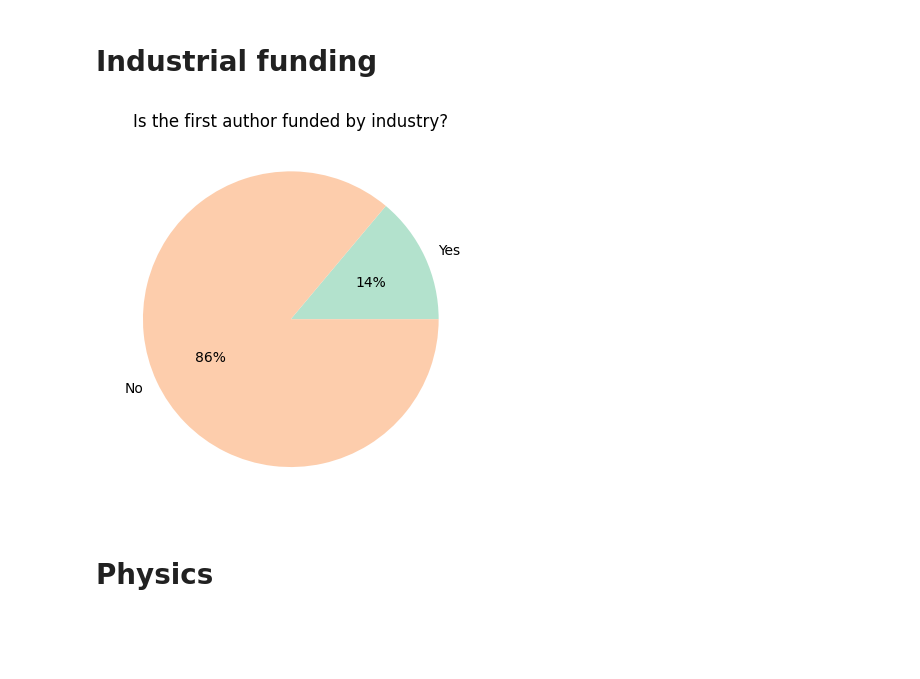
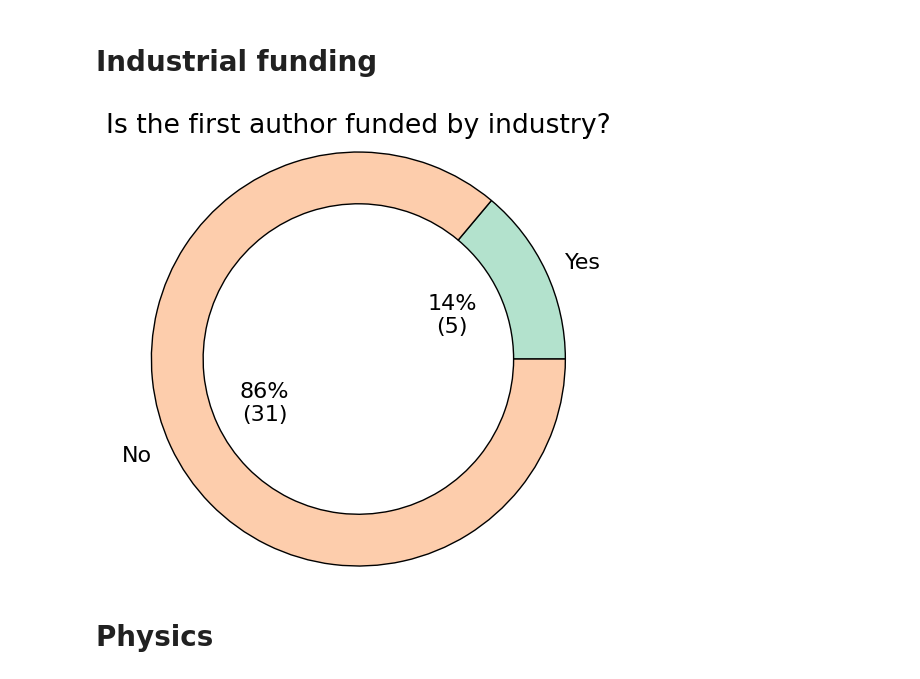
Before and after one commit to crisrogo/ISCTs_review, a Jupyter notebook: figures.ipynb, the cells around one changed output. Saved outputs shown, nothing was run; the diff lists cells and outputs as text; code cells hidden in the pictures; blank space fills up the shorter version.

Commit message:
Figures for the talk

```diff
--- a/figures.ipynb
+++ b/figures.ipynb
@@ -48,6 +48,9 @@ len(original_data)
 # %%
 from collections import Counter
 import matplotlib.pyplot as plt
+
+plt.rcParams.update({'font.size': 16})
+
 
 all_years = []
 
@@ -69,7 +72,7 @@ plt.ylabel('Number of papers')
 plt.title('ISCTs published per year')
 
 # Set the x-ticks to show all the years
-plt.xticks(range(min(papers_per_year.keys()), max(papers_per_year.keys())+1))
+# plt.xticks(range(min(papers_per_year.keys()), max(papers_per_year.keys())+1))
 
 # Show the chart
 plt.show()
@@ -280,34 +283,51 @@ pio.write_image(chmap, '/home/crg17/Desktop/KCL_projects/ISCTs_review/figures/ma
 # %%
 import matplotlib.pyplot as plt
 import matplotlib.cm as cm
+
+plt.rcParams.update({'font.size': 16})
+
 
 color_scheme = cm.get_cmap("Pastel2")
 
 # Create a list to store the data for each entry
 pie_data = []
 
 # Create a list to store the data for the final pie chart
 industry = 0
 academia = 0
 
 for item in original_data:
     if item["industrial_funding"]:
         industry += 1
     else:
         academia += 1
 
 
 # Plot a final pie chart
+final_data = [industry, academia]
+labels_array=["Yes", "No"]
+
+def make_autopct(values):
+    def my_autopct(pct):
+        total = sum(values)
+        val = int(round(pct*total/100.0))
+        return '{p:.0f}%\n({v:d})'.format(p=pct,v=val)
+    return my_autopct
+
+# Plot a final pie chart
 plt.figure()
-plt.pie([industry, academia], labels=["Yes", "No"],
-        colors=[color_scheme(i) for i in range(len([industry, academia]))],
-        autopct='%1.f%%')
-plt.title(f"Is the first author funded by industry?")
+plt.pie(final_data, labels=labels_array,
+        colors=[color_scheme(i) for i in range(len(final_data))],
+        autopct=make_autopct(final_data),
+        wedgeprops={'linewidth': 1, 'edgecolor': 'black', 'width': 0.35},
+        pctdistance=0.5,
+       radius=1.4)
+plt.title(f"Is the first author funded by industry?", pad=30)
 # plt.show()
 
 plt.savefig('/home/crg17/Desktop/KCL_projects/ISCTs_review/figures/funding.png', dpi=500, bbox_inches='tight')
 # %% [output]
-[figure, old version]
+[figure, new version]
 # %% [markdown]
 # Physics
 # %%
```
Also changed, not shown: parts of 11 cells of this notebook.
